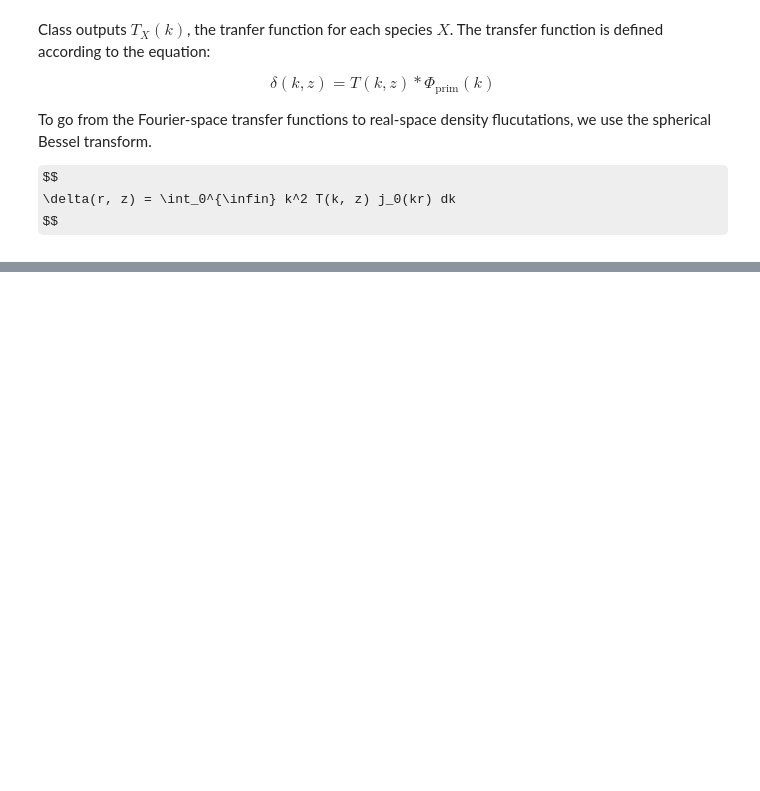
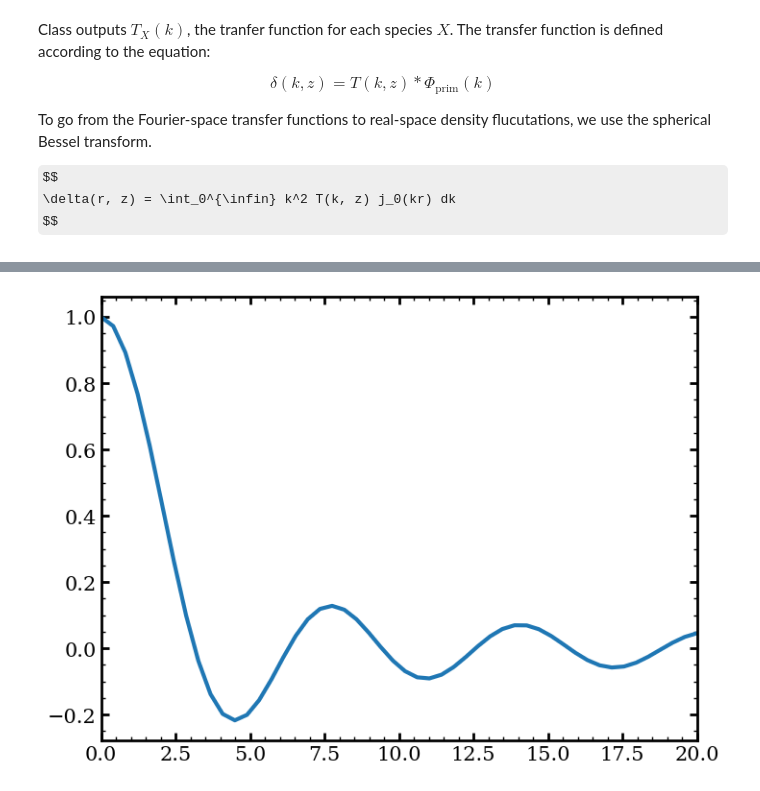
Before and after one commit to ochase10/visualizations, a Jupyter notebook: bao_animation.ipynb, the cells around one changed output, grey strips where cells are left out. Cells and saved outputs as stored; diff of their text form; code cells hidden in the pictures; some formulas as TeX source; blank space fills up the shorter version.

```diff
--- a/bao_animation.ipynb
+++ b/bao_animation.ipynb
@@ -100,0 +133,9 @@ array([-4.68394222e-06, -3.48733355e-06, -1.05213399e-05,  1.46057076e-05,
+# %%
+xvals = np.linspace(0, 20, 100)
+yvals = spherical_jn(0, xvals)
+
+pl.plot(xvals, yvals)
+
+pl.show()
+# %% [output]
+[figure, added]
```
Also changed, not shown: parts of 18 cells of this notebook, 5 other files.
